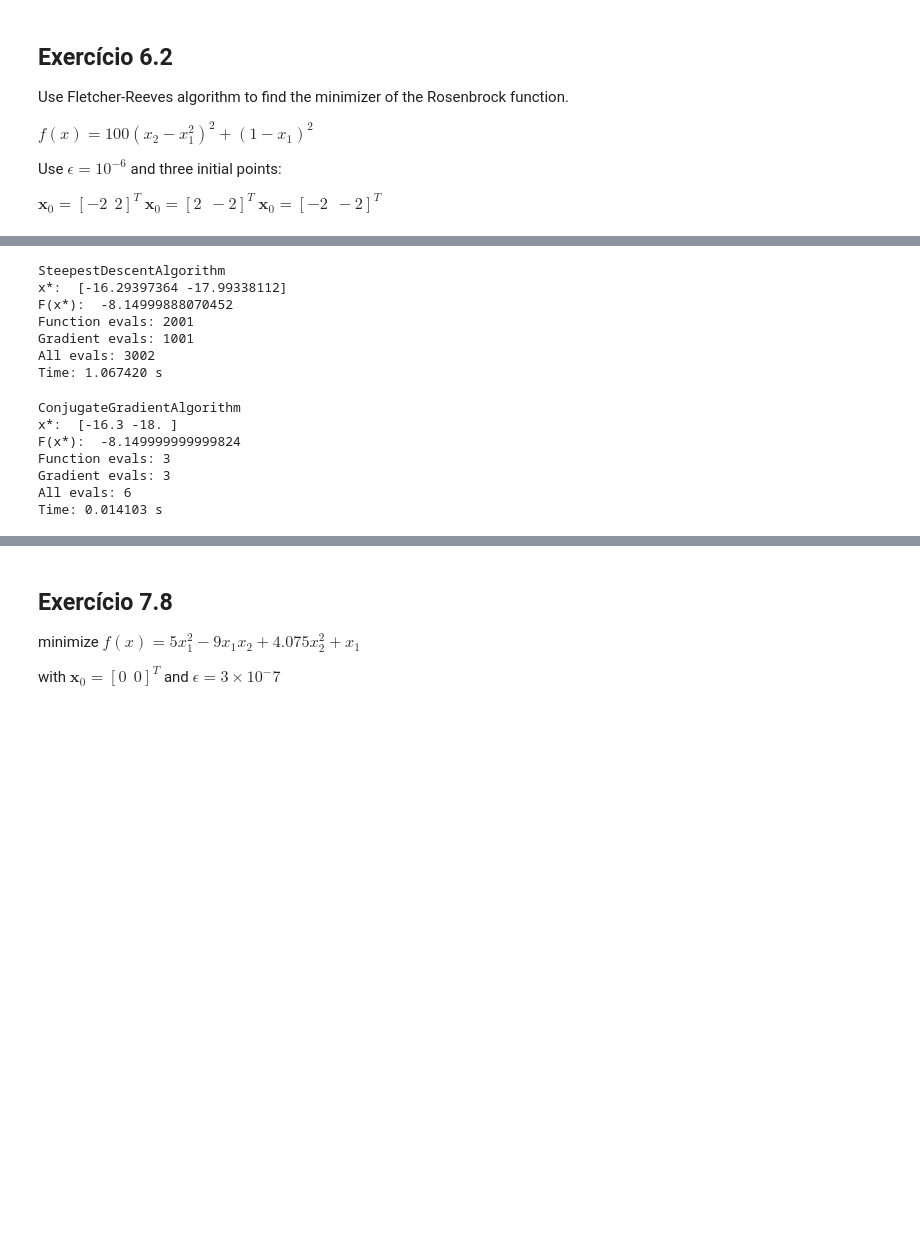
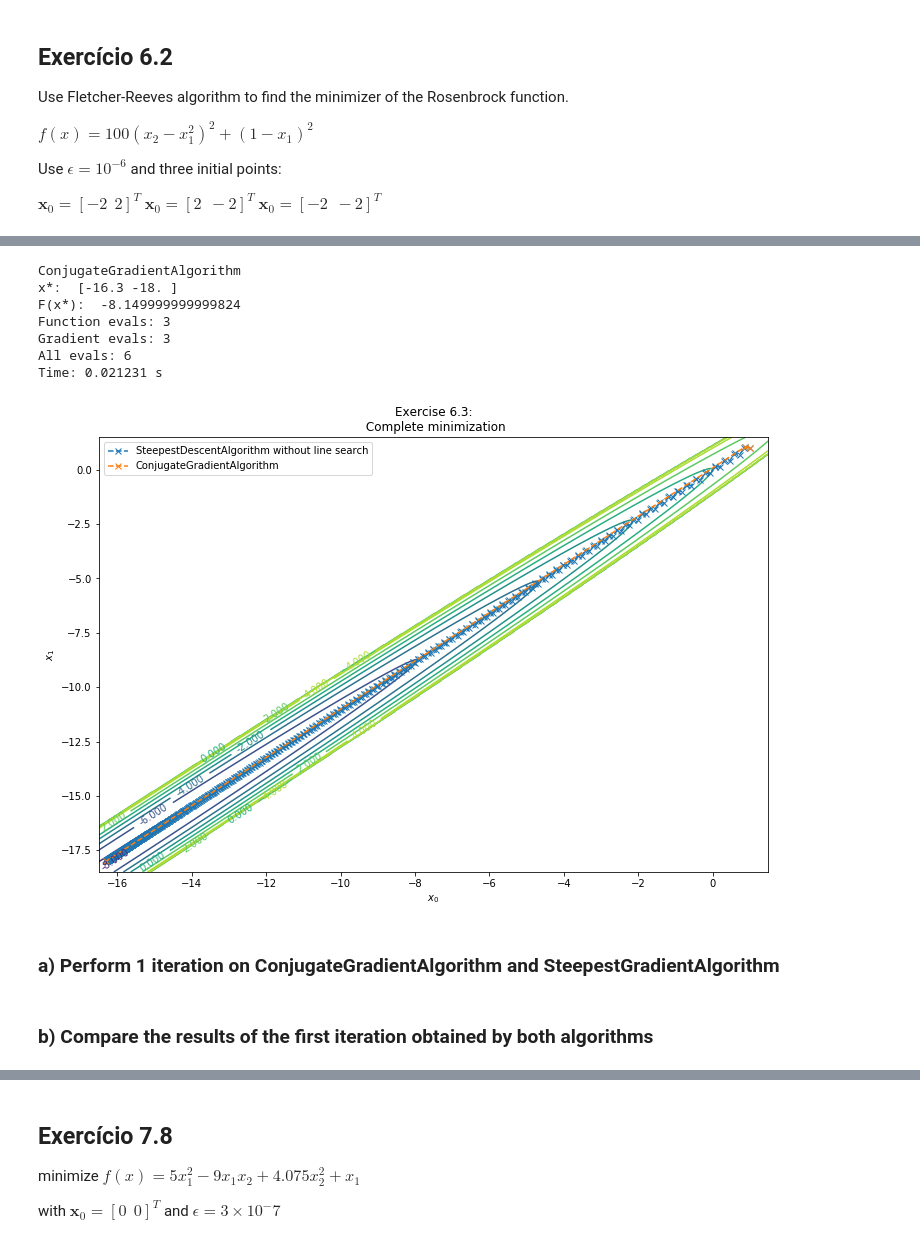
Before and after one commit to crucis/ConvexOptimization, a Jupyter notebook: Exercises/Lista3/Lista 3.ipynb, the cells around one changed output, grey strips where cells are left out. Saved outputs shown, nothing was run; the diff lists cells and outputs as text; code cells hidden in the pictures; blank space fills up the shorter version.

```diff
--- a/Exercises/Lista3/Lista 3.ipynb
+++ b/Exercises/Lista3/Lista 3.ipynb
@@ -103,0 +128,16 @@ solution_63 = run_exercise(exercise54, ConjugateGradientAlgorithm, plot_charts=F
+# %%
+f_x = functionObj(exercise54)
+opt = SteepestDescentAlgorithm(func = f_x, x_0 = np.array([1.0, 1.0]),  xtol=3e-6)
+sda_start_time = time.process_time()
+opt.find_min()
+sda_spent_time = time.process_time() - sda_start_time
+x_min = f_x.best_x
+f_min = f_x.best_f
+print(SteepestDescentAlgorithm.__name__)
+print('x*: ', x_min)
+print('F(x*): ', f_min)
+print('Function evals: %d\nGradient evals: %d\nAll evals: %d'%(f_x.fevals, f_x.grad_evals, f_x.nevals))
+print('Time: %f s'%sda_spent_time)
+
+results_sda = np.array(f_x.all_best_x)
+name_sda = 'SteepestDescentAlgorithm without line search'
@@ -104,42 +152,38 @@ solution_63 = run_exercise(exercise54, ConjugateGradientAlgorithm, plot_charts=F
 # %%
 f_x = functionObj(exercise54)
-opt = SteepestDescentAlgorithm(func = f_x, x_0 = np.array([1.0, 1.0]),  xtol=3e-6)
+opt = ConjugateGradientAlgorithm(func = f_x, x_0 = np.array([1.0, 1.0]),  xtol=3e-6)
 conju_start_time = time.process_time()
 opt.find_min()
 conjugate_spent_time = time.process_time() - conju_start_time
-x_min = f_x.best_x
-f_min = f_x.best_f
-print(SteepestDescentAlgorithm.__name__)
+x_min = f_x.best_x._value
+f_min = f_x.best_f._value
+print(ConjugateGradientAlgorithm.__name__)
 print('x*: ', x_min)
 print('F(x*): ', f_min)
 print('Function evals: %d\nGradient evals: %d\nAll evals: %d'%(f_x.fevals, f_x.grad_evals, f_x.nevals))
 print('Time: %f s'%conjugate_spent_time)
+
+results_cga = np.array(f_x.all_best_x)
+name_cga = 'ConjugateGradientAlgorithm'
 # %% [output]
-SteepestDescentAlgorithm
-x*:  [-16.29397364 -17.99338112]
-F(x*):  -8.14999888070452
-Function evals: 2001
-Gradient evals: 1001
-All evals: 3002
-Time: 1.067420 s
+ConjugateGradientAlgorithm
+x*:  [-16.3 -18. ]
+F(x*):  -8.149999999999824
+Function evals: 3
+Gradient evals: 3
+All evals: 6
+Time: 0.021231 s
-# %%
-f_x = functionObj(exercise54)
-opt = ConjugateGradientAlgorithm(func = f_x, x_0 = np.array([1.0, 1.0]),  xtol=3e-6)
-conju_start_time = time.process_time()
-opt.find_min()
-conjugate_spent_time = time.process_time() - conju_start_time
-x_min = f_x.best_x._value
-f_min = f_x.best_f._value
-print(ConjugateGradientAlgorithm.__name__)
-print('x*: ', x_min)
-print('F(x*): ', f_min)
-print('Function evals: %d\nGradient evals: %d\nAll evals: %d'%(f_x.fevals, f_x.grad_evals, f_x.nevals))
-print('Time: %f s'%conjugate_spent_time)
-# %% [output]
-ConjugateGradientAlgorithm
-x*:  [-16.3 -18. ]
-F(x*):  -8.149999999999824
-Function evals: 3
-Gradient evals: 3
-All evals: 6
-Time: 0.014103 s
+# %%
+title = 'Exercise 6.3:\n Complete minimization'
+results_cga = np.array(
+    list(map(lambda x: list(map(lambda x: x if not hasattr(x, '_value') else x._value, x)), results_cga)))
+plot_contour(f_x,
+             region=([-16.5,1.5], [-18.5, 1.5]),
+             mask=5,
+             optimizers=[results_sda, results_cga],
+             names=[name_sda, name_cga],
+             title=title)
+# %% [output]
+[figure, added]
+# %% [markdown]
+### a) Perform 1 iteration on ConjugateGradientAlgorithm and SteepestGradientAlgorithm
@@ -145,0 +195,2 @@ Time: 0.014103 s
+# %% [markdown]
+### b) Compare the results of the first iteration obtained by both algorithms
```
Also changed, not shown: parts of 40 cells of this notebook, 1 other file.
